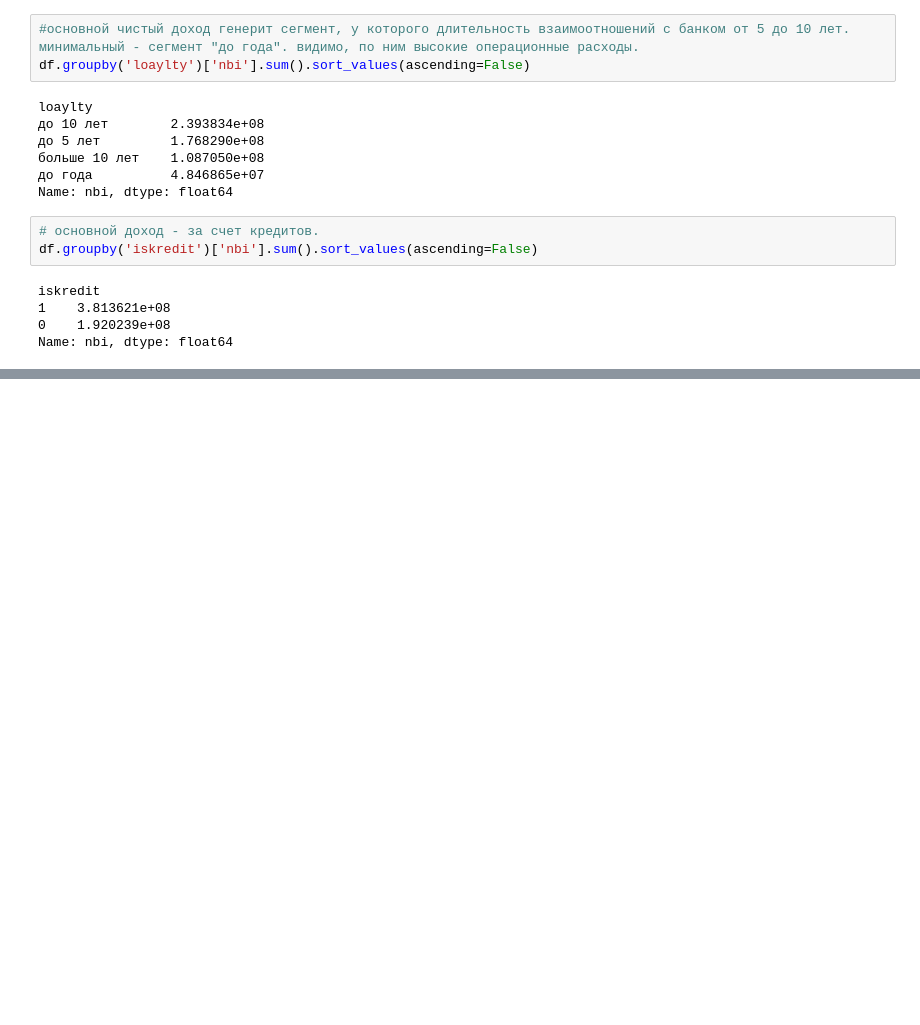
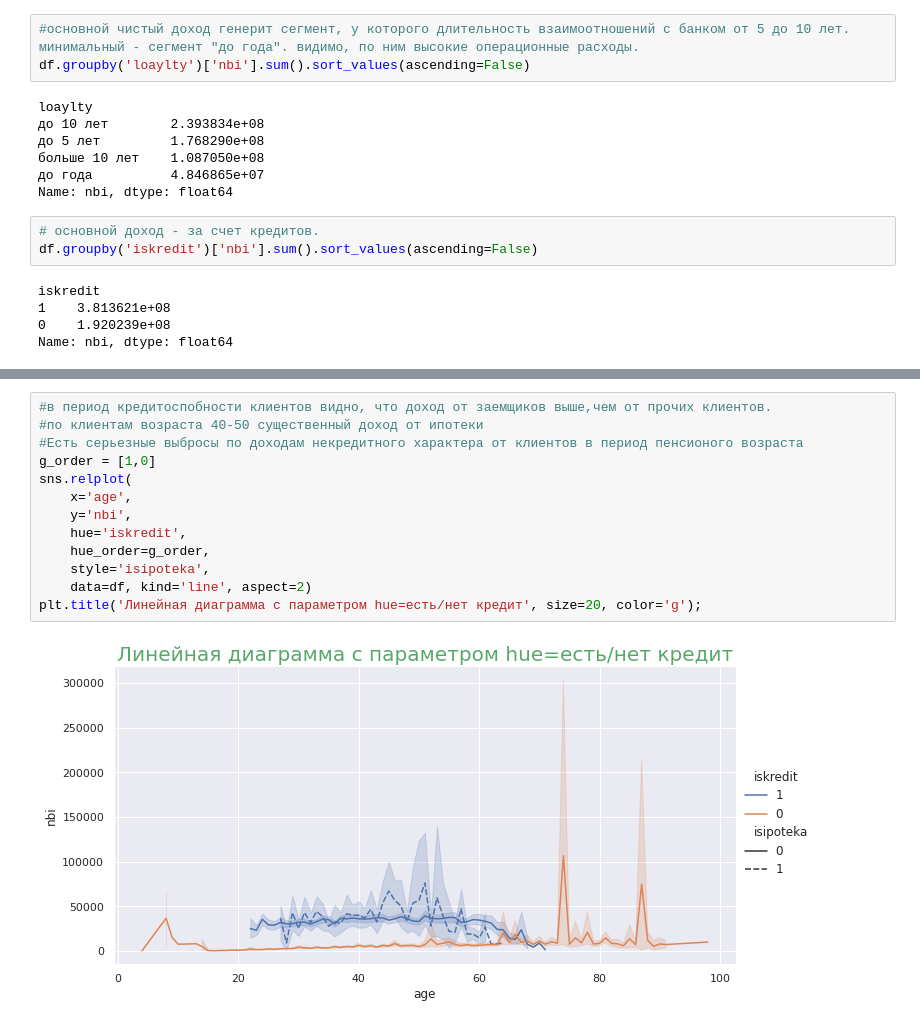
Before and after one commit to EvgenyBelov78/DA1, a Jupyter notebook: Lesson4/hometask/Cluster.ipynb, the cells around one changed output, grey strips where cells are left out. Cells and saved outputs as stored; diff of their text form; blank space fills up the shorter version.

```diff
--- a/Lesson4/hometask/Cluster.ipynb
+++ b/Lesson4/hometask/Cluster.ipynb
@@ -302,0 +318,15 @@ Name: nbi, dtype: float64
+# %%
+#в период кредитоспобности клиентов видно, что доход от заемщиков выше,чем от прочих клиентов.
+#по клиентам возраста 40-50 существенный доход от ипотеки
+#Есть серьезные выбросы по доходам некредитного характера от клиентов в период пенсионого возраста
+g_order = [1,0]
+sns.relplot(
+    x='age',
+    y='nbi',
+    hue='iskredit',
+    hue_order=g_order,
+    style='isipoteka',
+    data=df, kind='line', aspect=2)
+plt.title('Линейная диаграмма с параметром hue=есть/нет кредит', size=20, color='g');
+# %% [output]
+[figure, added]
```
Also changed, not shown: parts of 10 cells of this notebook.
